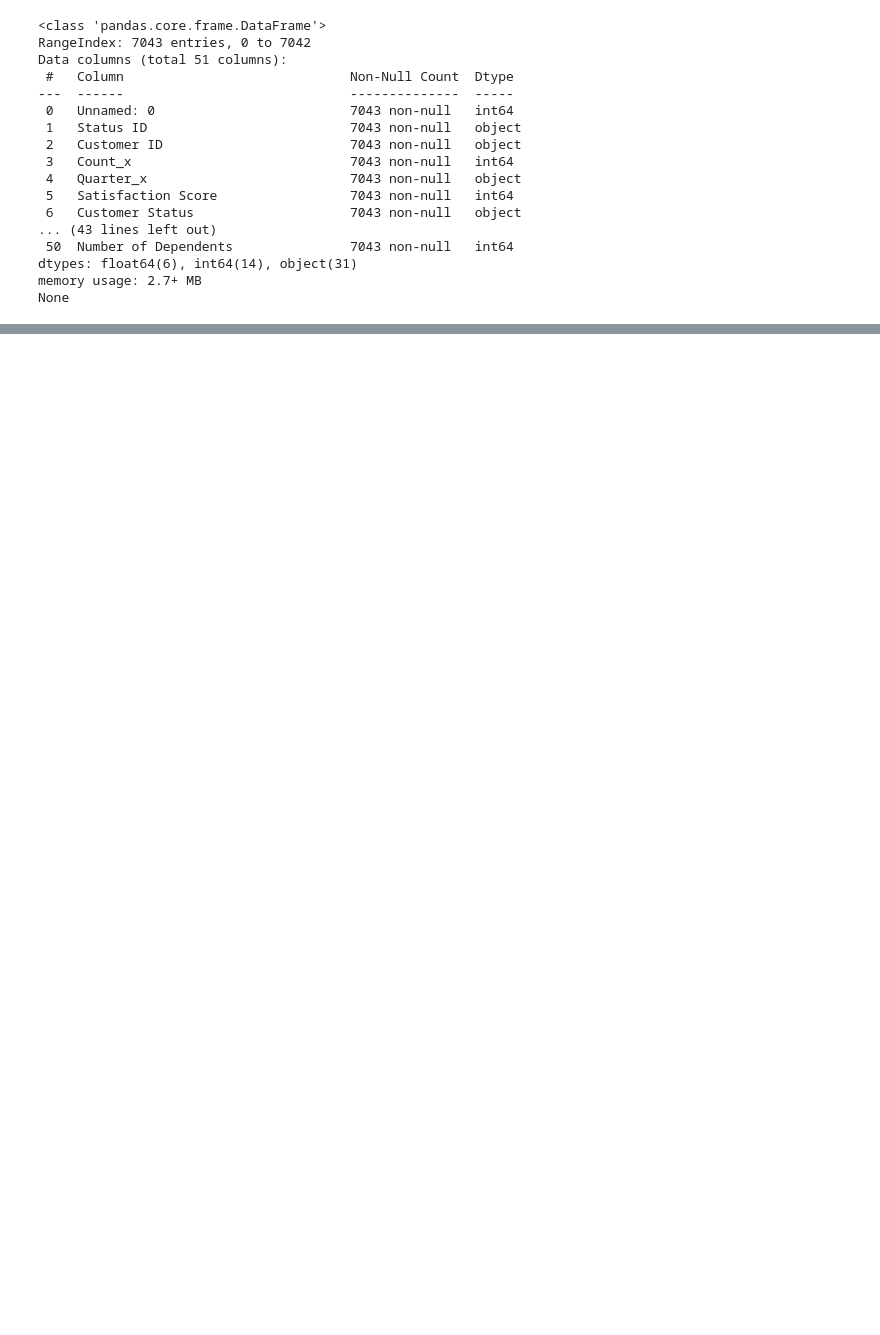
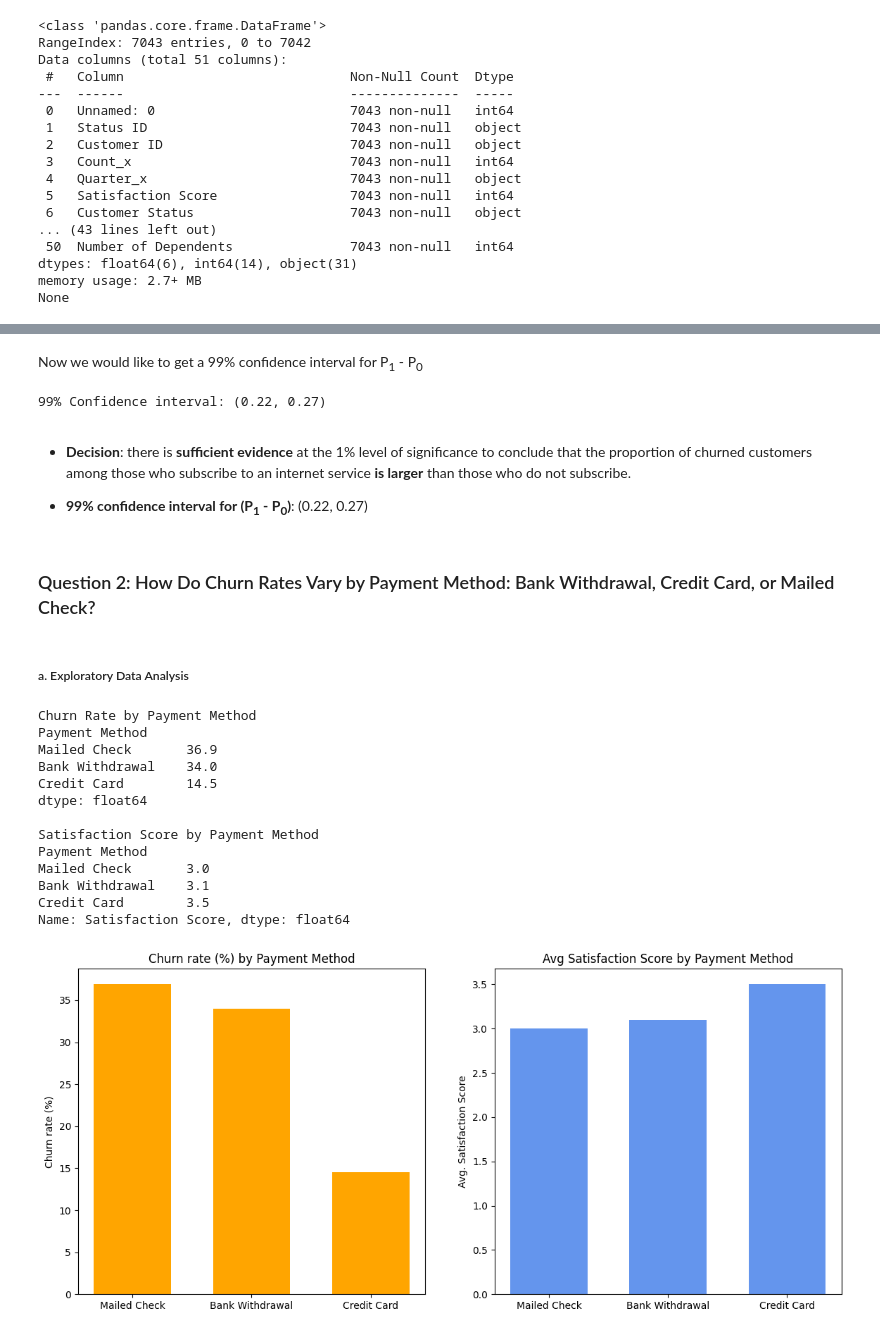
Before and after one commit to DanielHuynh611/Telecom-Customer-Churn, a Jupyter notebook: Exploratory_Data_Analysis.ipynb, the cells around one changed output, grey strips where cells are left out. Drawn from its saved outputs; the diff is of its cells as text; code cells hidden in the pictures; blank space fills up the shorter version.

```diff
--- a/Exploratory_Data_Analysis.ipynb
+++ b/Exploratory_Data_Analysis.ipynb
@@ -60,0 +235,53 @@ churn_rate_viz_service("Unlimited Data")
+# %% [markdown]
+Now we would like to get a 99% confidence interval for P<sub>1</sub> - P<sub>0</sub>
+# %%
+# The number of successes for group 1
+p1_hat = data[data['Internet Service']=='Yes']['Churn Value'].sum()/len(data[data['Internet Service']=='Yes'])
+q1_hat = 1 - p1_hat
+
+# The sample size of group 1
+n1 = len(data[data['Internet Service']=='Yes'])
+
+# The number of successes for group 0
+p0_hat =  data[data['Internet Service']=='No']['Churn Value'].sum()/len(data[data['Internet Service']=='No'])
+q0_hat = 1 - p0_hat
+
+# The sample size of group 0
+n0 = len(data[data['Internet Service']=='No'])
+
+# The Z-score for 99% confidence interval
+z_99 =  2.5758
+
+# Standard error
+se = np.sqrt(p1_hat*q1_hat/n1 + p0_hat*q0_hat/n0)
+
+upper_bound = (p1_hat - p0_hat) + z_99*se
+lower_bound = (p1_hat - p0_hat) - z_99*se
+print("99% Confidence interval:", f"({lower_bound:.2f}, {upper_bound:.2f})")
+# %% [output]
+99% Confidence interval: (0.22, 0.27)
+# %% [markdown]
+- **Decision**: there is **sufficient evidence** at the 1% level of significance to conclude that the proportion of churned customers among those who subscribe to an internet service **is larger** than those who do not subscribe.
+
+- **99% confidence interval for (P<sub>1</sub> - P<sub>0</sub>)**: (0.22, 0.27)
+# %% [markdown]
+### Question 2: How Do Churn Rates Vary by Payment Method: Bank Withdrawal, Credit Card, or Mailed Check?
+# %% [markdown]
+##### a. Exploratory Data Analysis
+# %%
+churn_rate_viz('Payment Method')
+# %% [output]
+Churn Rate by Payment Method
+Payment Method
+Mailed Check       36.9
+Bank Withdrawal    34.0
+Credit Card        14.5
+dtype: float64
+
+Satisfaction Score by Payment Method
+Payment Method
+Mailed Check       3.0
+Bank Withdrawal    3.1
+Credit Card        3.5
+Name: Satisfaction Score, dtype: float64
+[figure, added]
```
Also changed, not shown: parts of 98 cells of this notebook, 1 other file.
